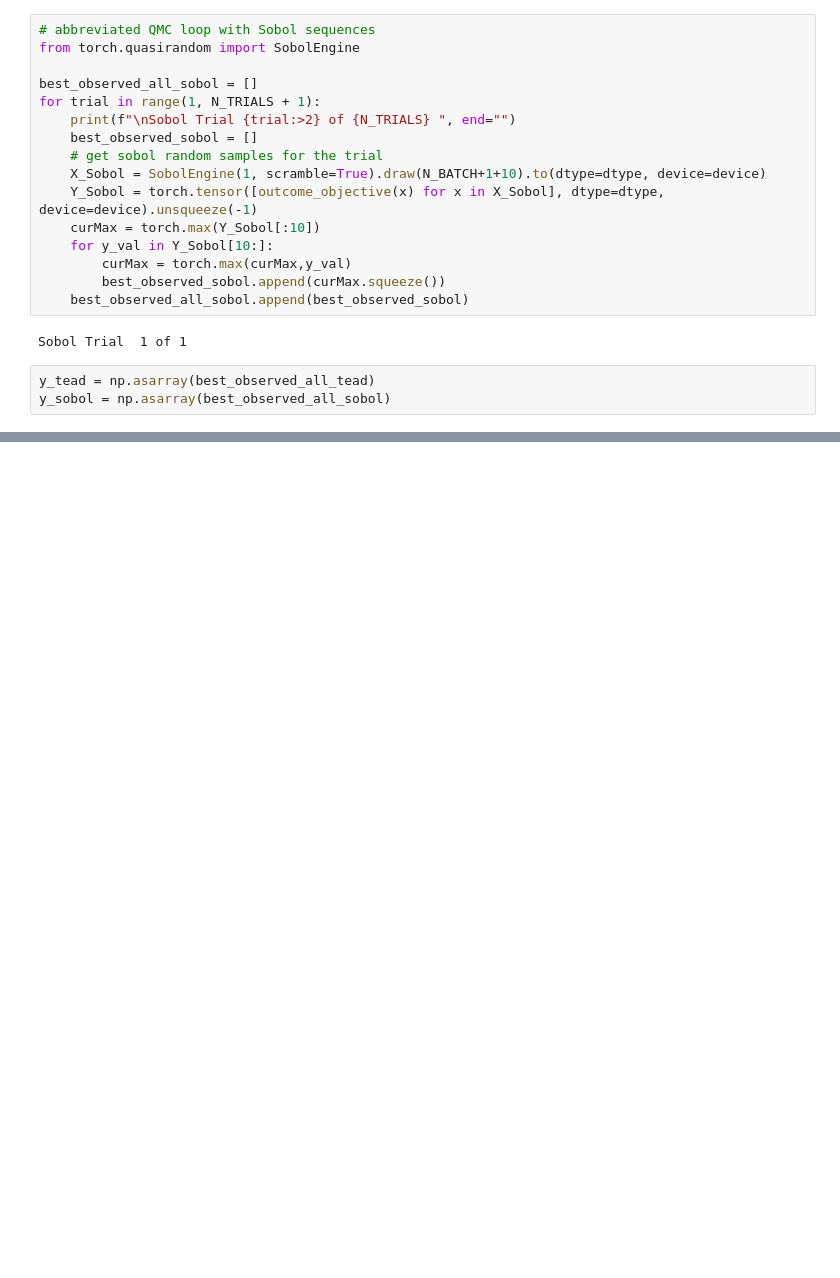
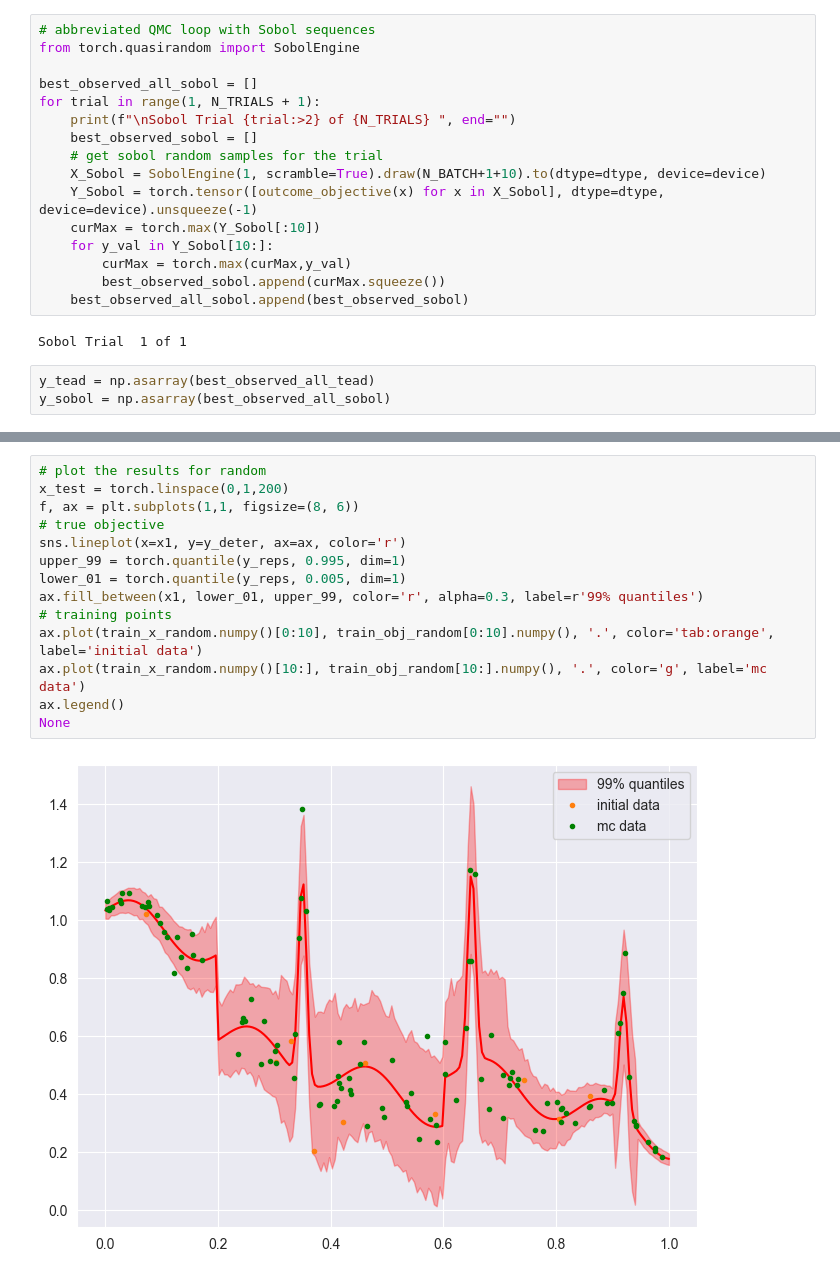
Before and after one commit to acb-code/extrema_search, a Jupyter notebook: src/notebooks/benchmark_nonbalanced.ipynb, the cells around one changed output, grey strips where cells are left out. Saved outputs shown, nothing was run; the diff lists cells and outputs as text; blank space fills up the shorter version.

```diff
--- a/src/notebooks/benchmark_nonbalanced.ipynb
+++ b/src/notebooks/benchmark_nonbalanced.ipynb
@@ -381,0 +435,16 @@ None
+# %%
+# plot the results for random
+x_test = torch.linspace(0,1,200)
+f, ax = plt.subplots(1,1, figsize=(8, 6))
+# true objective
+sns.lineplot(x=x1, y=y_deter, ax=ax, color='r')
+upper_99 = torch.quantile(y_reps, 0.995, dim=1)
+lower_01 = torch.quantile(y_reps, 0.005, dim=1)
+ax.fill_between(x1, lower_01, upper_99, color='r', alpha=0.3, label=r'99% quantiles')
+# training points
+ax.plot(train_x_random.numpy()[0:10], train_obj_random[0:10].numpy(), '.', color='tab:orange', label='initial data')
+ax.plot(train_x_random.numpy()[10:], train_obj_random[10:].numpy(), '.', color='g', label='mc data')
+ax.legend()
+None
+# %% [output]
+[figure, added]
```
Also changed, not shown: parts of 10 cells of this notebook, 2 other files.
